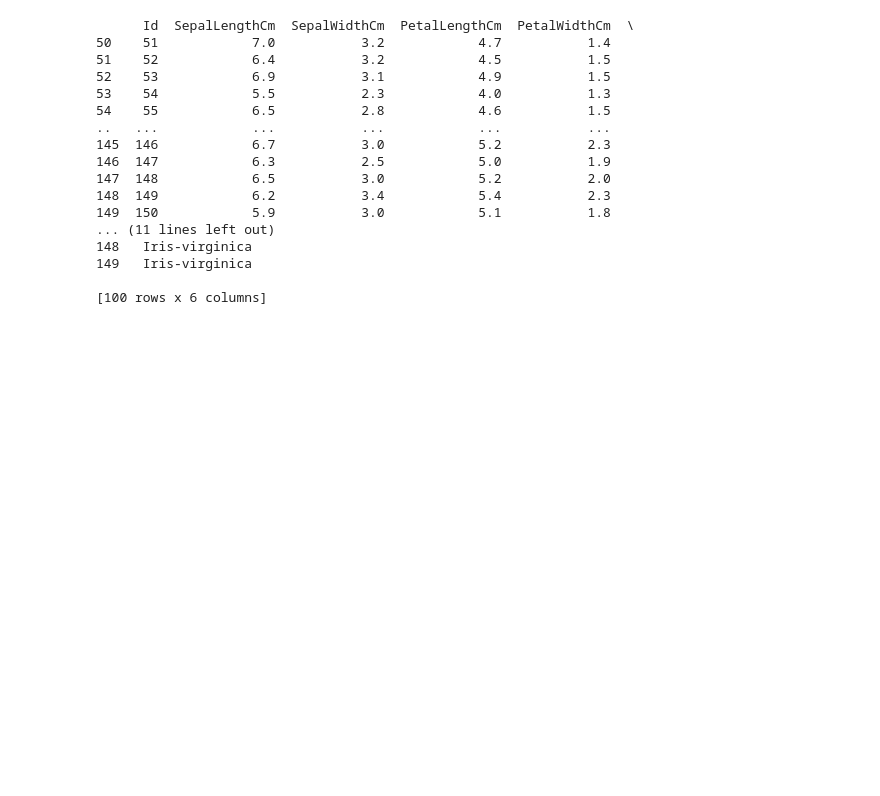
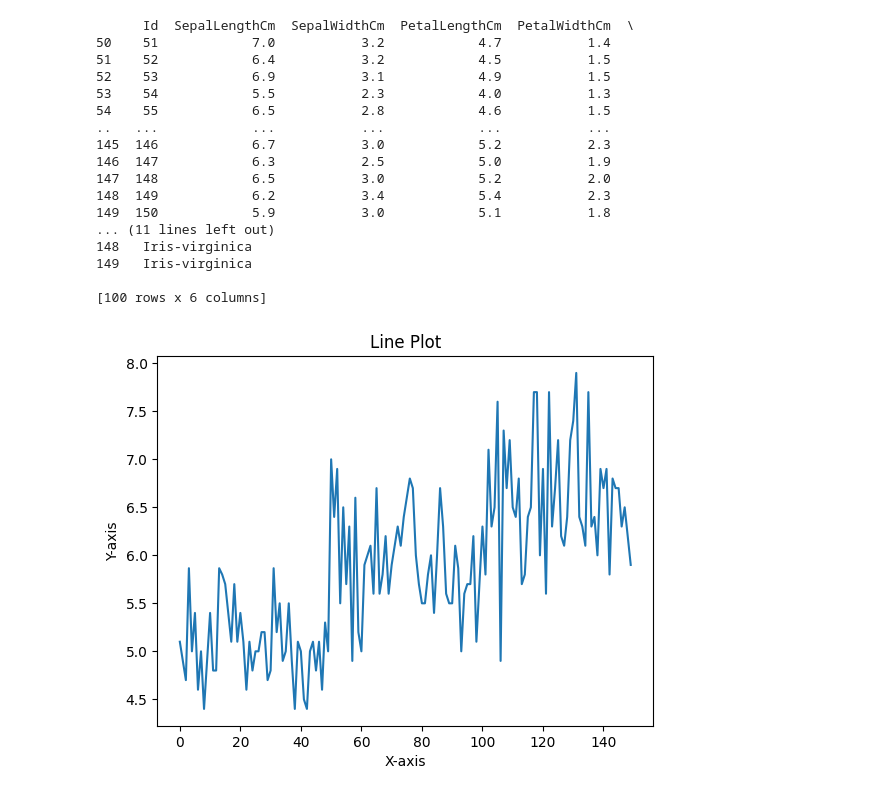
Before and after one commit to bhargavdhanisetti/AIML_NEOSKILLZ, a Jupyter notebook: day_13_.ipynb, the cells around one changed output. Cells and saved outputs as stored; diff of their text form; code cells hidden in the pictures; blank space fills up the shorter version.

```diff
--- a/day_13_.ipynb
+++ b/day_13_.ipynb
@@ -145,3 +145,12 @@ print(conditional_species_1)
 149   Iris-virginica
 
 [100 rows x 6 columns]
+# %%
+#line plot
+plt.plot(data["SepalLengthCm"])
+plt.title("Line Plot")
+plt.xlabel("X-axis")
+plt.ylabel("Y-axis")
+plt.show()
+# %% [output]
+[figure, added]
```
Also changed, not shown: parts of 3 cells of this notebook.
